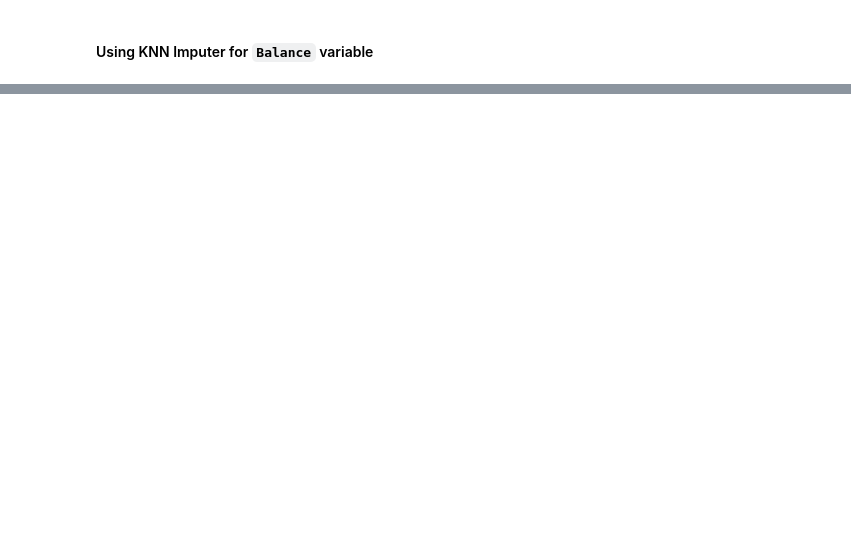
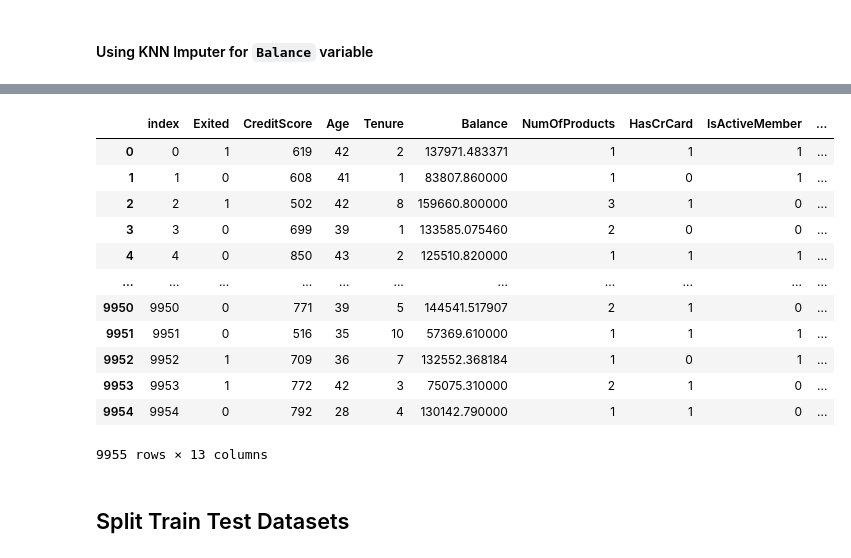
Before and after one commit to Yoyoyamato/churn_modeling, a Jupyter notebook: EDA.ipynb, the cells around one changed output, grey strips where cells are left out. Cells and saved outputs as stored; diff of their text form; code cells hidden in the pictures; blank space fills up the shorter version.

Commit message:
finished with data preprocessing

```diff
--- a/EDA.ipynb
+++ b/EDA.ipynb
@@ -214,0 +269,8 @@ df.head()
+# %%
+from sklearn.impute import KNNImputer
+
+knn_df = df[['CreditScore','Age', 'Tenure', 'Balance_nan','EstimatedSalary','Gender_Male']]
+imputer = KNNImputer(n_neighbors=10, weights="distance")
+knn_df = imputer.fit_transform(knn_df)
+knn_df = pd.DataFrame(knn_df,columns =['CreditScore','Age', 'Tenure', 'Balance_nan','EstimatedSalary','Gender_Male'])
+knn_df
@@ -214,0 +291,20 @@ df.head()
+# %%
+df_with_knn = df_keep.copy()
+df_with_knn['Balance'] = knn_df['Balance_nan']
+df_with_knn
+# %% [output]
+|  | index | Exited | CreditScore | Age | Tenure | Balance | NumOfProducts | HasCrCard | IsActiveMember | ... |
+| 0 | 0 | 1 | 619 | 42 | 2 | 137971.483371 | 1 | 1 | 1 | ... |
+| 1 | 1 | 0 | 608 | 41 | 1 | 83807.860000 | 1 | 0 | 1 | ... |
+| 2 | 2 | 1 | 502 | 42 | 8 | 159660.800000 | 3 | 1 | 0 | ... |
+| 3 | 3 | 0 | 699 | 39 | 1 | 133585.075460 | 2 | 0 | 0 | ... |
+| 4 | 4 | 0 | 850 | 43 | 2 | 125510.820000 | 1 | 1 | 1 | ... |
+| ... | ... | ... | ... | ... | ... | ... | ... | ... | ... | ... |
+| 9950 | 9950 | 0 | 771 | 39 | 5 | 144541.517907 | 2 | 1 | 0 | ... |
+| 9951 | 9951 | 0 | 516 | 35 | 10 | 57369.610000 | 1 | 1 | 1 | ... |
+| 9952 | 9952 | 1 | 709 | 36 | 7 | 132552.368184 | 1 | 0 | 1 | ... |
+| 9953 | 9953 | 1 | 772 | 42 | 3 | 75075.310000 | 2 | 1 | 0 | ... |
+| 9954 | 9954 | 0 | 792 | 28 | 4 | 130142.790000 | 1 | 1 | 0 | ... |
+9955 rows × 13 columns
+# %% [markdown]
+## Split Train Test Datasets
```
Also changed, not shown: parts of 7 cells of this notebook.
